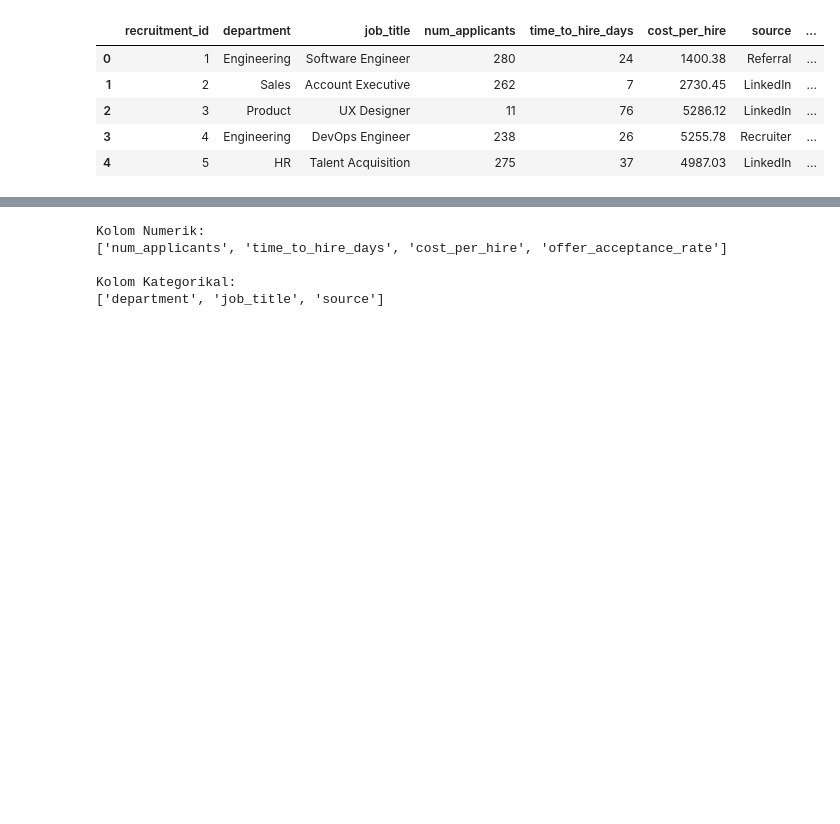
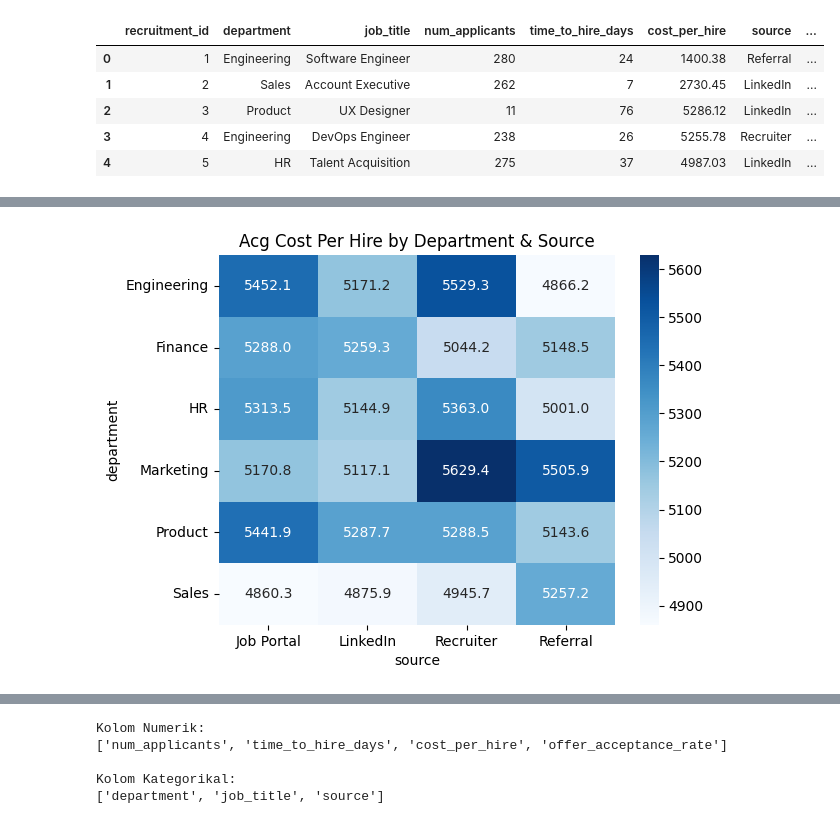
Before and after one commit to Aqillaaprly/Rakamin_FinalProject_DS59, a Jupyter notebook: Stage_2_Cluster,_Regresi,_Optimal_Score.ipynb, the cells around one changed output, grey strips where cells are left out. Cells and saved outputs as stored; diff of their text form; code cells hidden in the pictures; blank space fills up the shorter version.

```diff
--- a/Stage_2_Cluster,_Regresi,_Optimal_Score.ipynb
+++ b/Stage_2_Cluster,_Regresi,_Optimal_Score.ipynb
@@ -20,0 +60,13 @@ df.head()
+# %%
+#Heatmap Correlation between source and department for cost per hire
+pivot = df.pivot_table(
+    index="department",
+    columns="source",
+    values="cost_per_hire",
+    aggfunc="mean"
+)
+sns.heatmap(pivot, annot=True, fmt=".1f", cmap="Blues")
+plt.title("Acg Cost Per Hire by Department & Source")
+plt.show()
+# %% [output]
+[figure, added]
```
Also changed, not shown: parts of 11 cells of this notebook.
